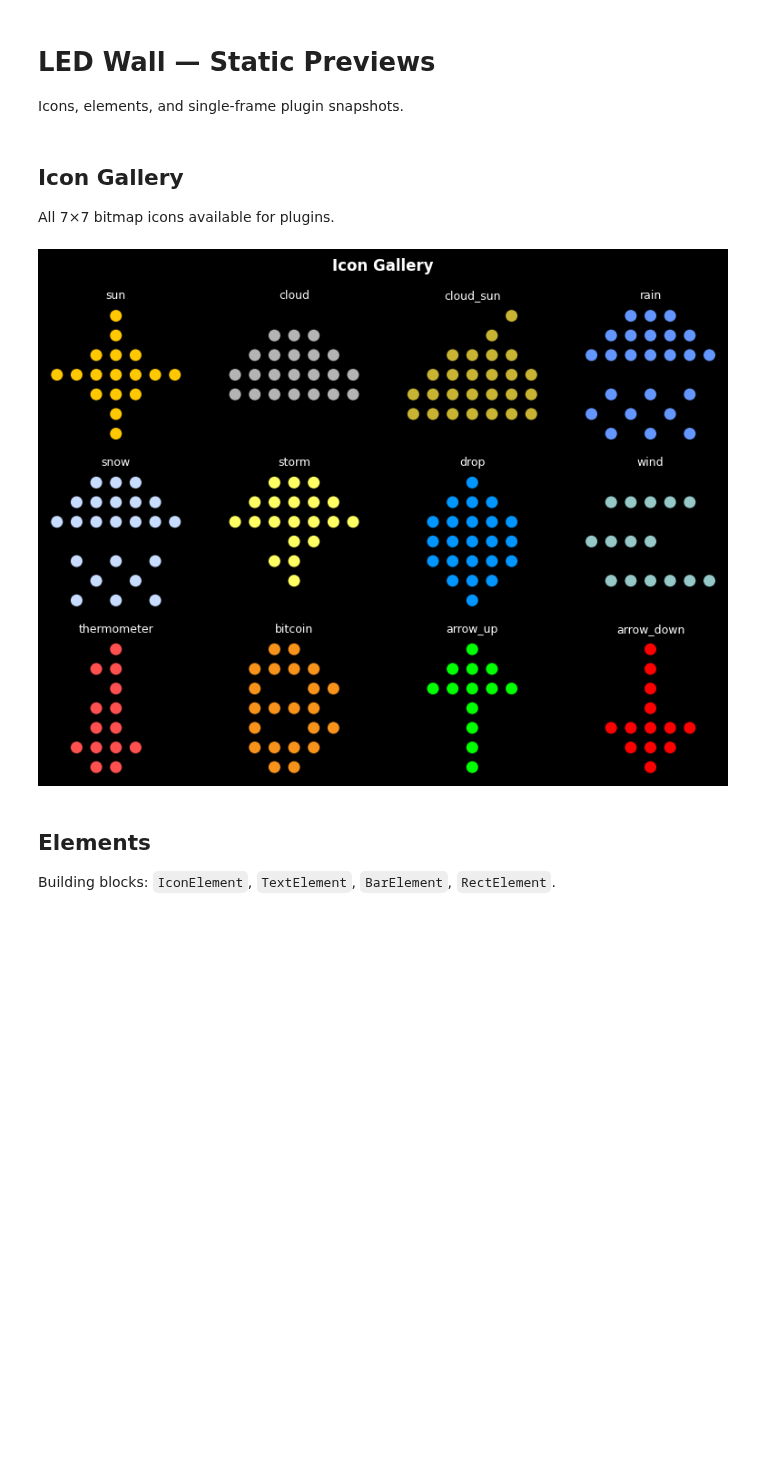
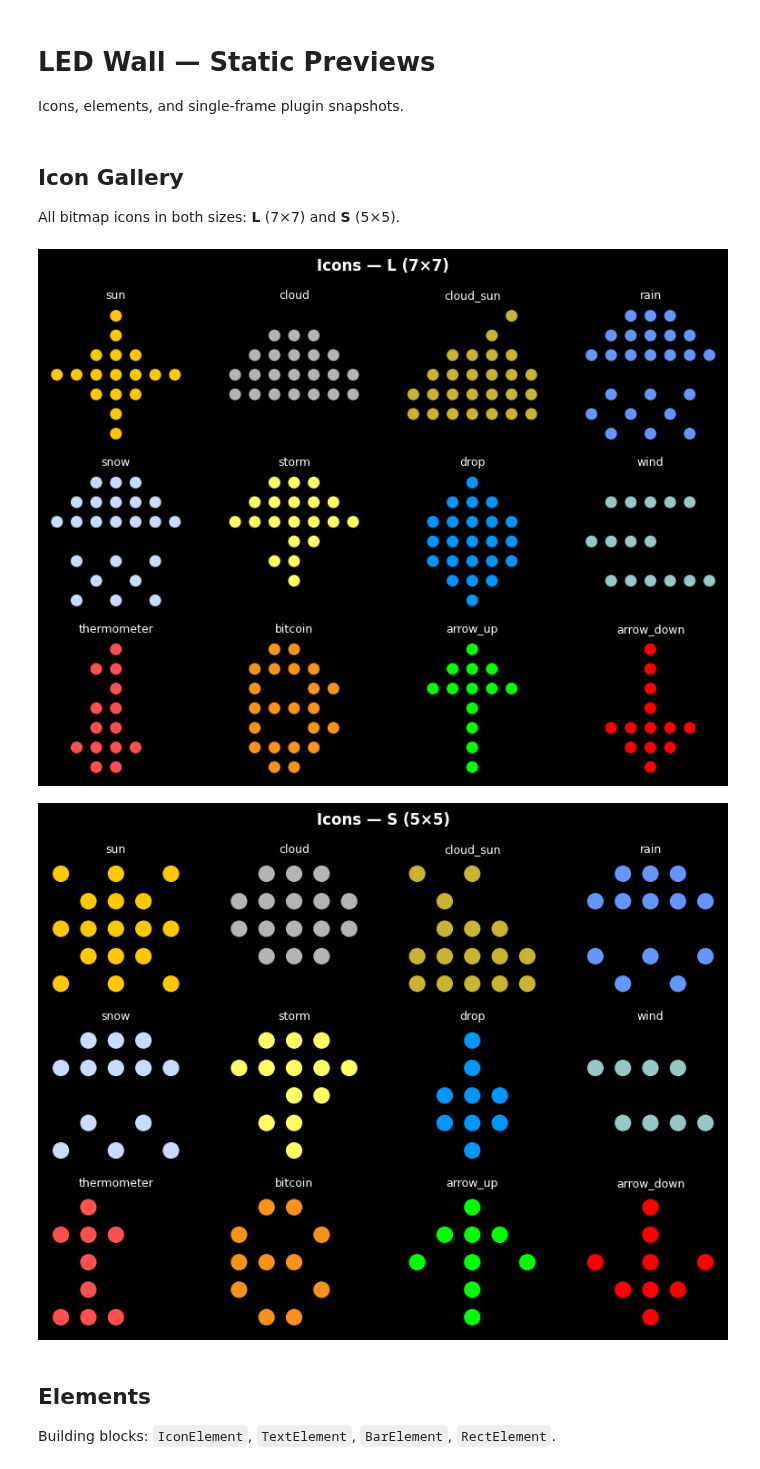
Before and after one commit to giocaizzi/picow-ws2812, a Jupyter notebook: notebooks/static.ipynb, the cells around one changed output. Drawn from its saved outputs; the diff is of its cells as text; code cells hidden in the pictures; blank space fills up the shorter version.

```diff
--- a/notebooks/static.ipynb
+++ b/notebooks/static.ipynb
@@ -28,52 +28,56 @@ viz = LedWallVisualizer(width=W, height=H, dot_radius=0.3)
 # %% [markdown]
 ## Icon Gallery
 
-All 7×7 bitmap icons available for plugins.
+All bitmap icons in both sizes: **L** (7×7) and **S** (5×5).
 # %%
-icon_names = list(ICONS.keys())
+icon_names = list(ICONS_L.keys())
 ncols = 4
 nrows = (len(icon_names) + ncols - 1) // ncols
 
 colors = {
     "sun": (255, 200, 0),
     "cloud": (180, 180, 180),
     "cloud_sun": (200, 180, 50),
     "rain": (100, 150, 255),
     "snow": (200, 220, 255),
     "storm": (255, 255, 100),
     "drop": (0, 150, 255),
     "wind": (150, 200, 200),
     "thermometer": (255, 80, 80),
     "bitcoin": (247, 147, 26),
     "arrow_up": (0, 255, 0),
     "arrow_down": (255, 0, 0),
 }
 
 icon_viz = LedWallVisualizer(dot_radius=0.3)
-fig, axes = plt.subplots(nrows, ncols, figsize=(8, 2 * nrows))
-fig.set_facecolor("black")
-axes = axes.flatten()
 
-for i, name in enumerate(icon_names):
-    canvas = np.zeros((7, 7, 3), dtype=np.uint8)
-    bitmap = ICONS[name]
-    color = colors.get(name, (255, 255, 255))
-    for y, row in enumerate(bitmap):
-        for x, ch in enumerate(row):
-            if ch == "1":
-                canvas[y, x] = color
-    icon_viz.render_frame(axes[i], canvas)
-    axes[i].set_title(name, fontsize=9, color="white")
+for label, icons, size in [("Icons — L (7×7)", ICONS_L, 7), ("Icons — S (5×5)", ICONS_S, 5)]:
+    fig, axes = plt.subplots(nrows, ncols, figsize=(8, 2 * nrows))
+    fig.set_facecolor("black")
+    axes = axes.flatten()
 
-for i in range(len(icon_names), len(axes)):
-    axes[i].set_facecolor("black")
-    axes[i].axis("off")
+    for i, name in enumerate(icon_names):
+        canvas = np.zeros((size, size, 3), dtype=np.uint8)
+        bitmap = icons[name]
+        color = colors.get(name, (255, 255, 255))
+        for y, row in enumerate(bitmap):
+            for x, ch in enumerate(row):
+                if ch == "1":
+                    canvas[y, x] = color
+        icon_viz.render_frame(axes[i], canvas)
+        axes[i].set_title(name, fontsize=9, color="white")
 
-fig.suptitle("Icon Gallery", fontsize=12, fontweight="bold", color="white")
-fig.tight_layout()
+    for i in range(len(icon_names), len(axes)):
+        axes[i].set_facecolor("black")
+        axes[i].axis("off")
+
+    fig.suptitle(label, fontsize=12, fontweight="bold", color="white")
+    fig.tight_layout()
+
 plt.show()
 # %% [output]
-[figure, old version]
+[figure, new version]
+[figure, added]
 # %% [markdown]
 ## Elements
 
```
Also changed, not shown: parts of 2 cells of this notebook, 4 other files.
